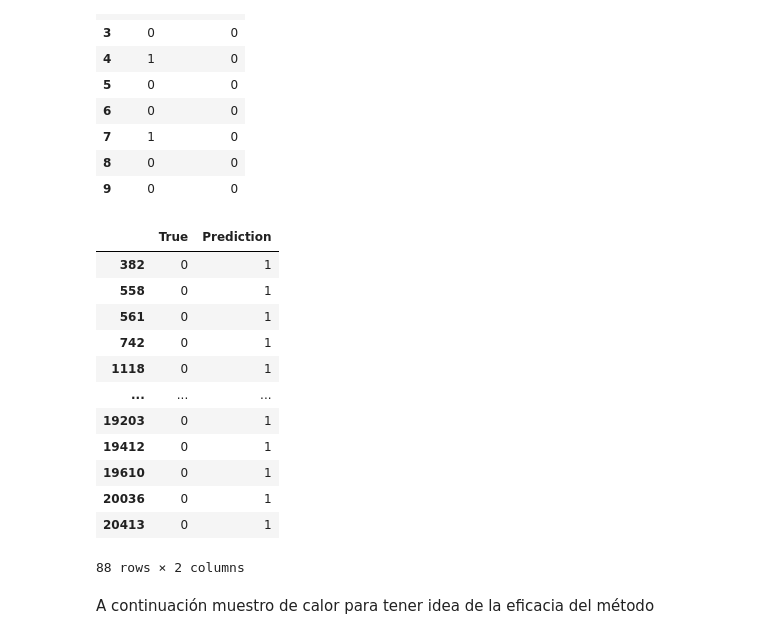
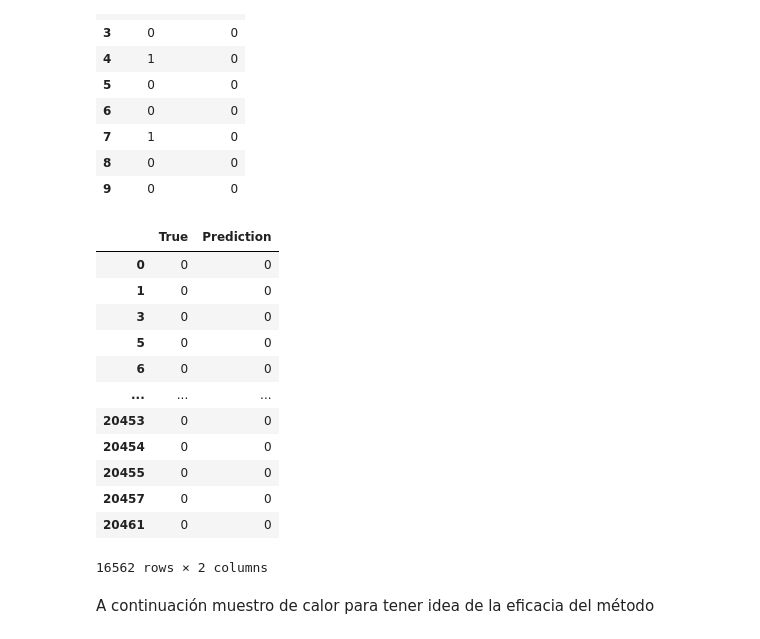
Before and after one commit to Danuzco/probability_of_flight_delay, a Jupyter notebook: solution.ipynb, the cells around one changed output. Drawn from its saved outputs; the diff is of its cells as text; code cells hidden in the pictures.

```diff
--- a/solution.ipynb
+++ b/solution.ipynb
@@ -250,21 +250,21 @@ z.head(10)
 | 8 | 0 | 0 |
 | 9 | 0 | 0 |
 # %%
-z[(z['Prediction']==1) & (z['True']==0) ]
+z[(z['Prediction']==0) & (z['True']==0) ]
 # %% [output]
 |  | True | Prediction |
-| 382 | 0 | 1 |
-| 558 | 0 | 1 |
-| 561 | 0 | 1 |
-| 742 | 0 | 1 |
-| 1118 | 0 | 1 |
+| 0 | 0 | 0 |
+| 1 | 0 | 0 |
+| 3 | 0 | 0 |
+| 5 | 0 | 0 |
+| 6 | 0 | 0 |
 | ... | ... | ... |
-| 19203 | 0 | 1 |
-| 19412 | 0 | 1 |
-| 19610 | 0 | 1 |
-| 20036 | 0 | 1 |
-| 20413 | 0 | 1 |
+| 20453 | 0 | 0 |
+| 20454 | 0 | 0 |
+| 20455 | 0 | 0 |
+| 20457 | 0 | 0 |
+| 20461 | 0 | 0 |
-88 rows × 2 columns
+16562 rows × 2 columns
 # %% [markdown]
 A continuación muestro de calor para tener idea de la eficacia del método
 # %%
```
Also changed, not shown: parts of 4 cells of this notebook.
